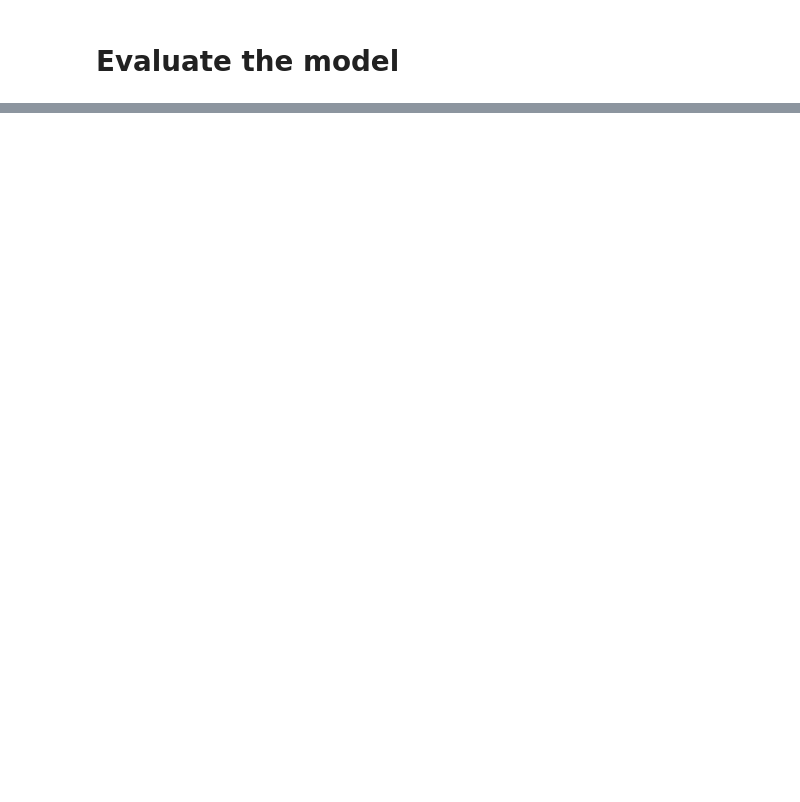
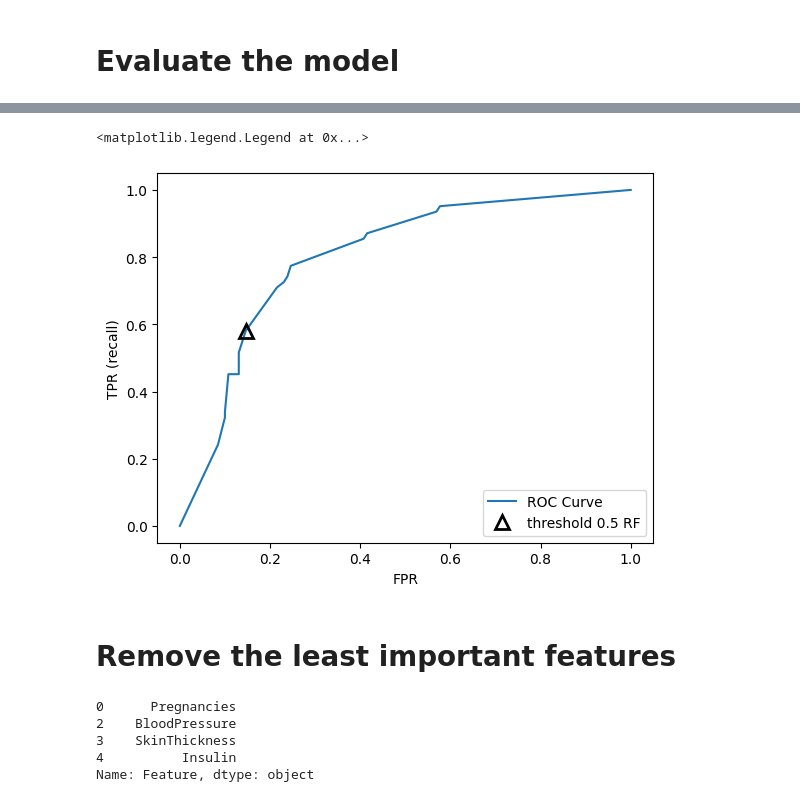
Before and after one commit to Timo4D/MachineLearning-SoSe2024, a Jupyter notebook: metrics.ipynb, the cells around one changed output, grey strips where cells are left out. Drawn from its saved outputs; the diff is of its cells as text; code cells hidden in the pictures; blank space fills up the shorter version.

```diff
--- a/metrics.ipynb
+++ b/metrics.ipynb
@@ -108,0 +150,27 @@ weighted avg       0.75      0.75      0.75       192
+# %%
+from sklearn.metrics import roc_curve
+
+fpr, tpr, thresholds = roc_curve(y_test, tree.predict_proba(X_test)[:, 1])
+
+plt.plot(fpr, tpr, label="ROC Curve")
+plt.xlabel("FPR")
+plt.ylabel("TPR (recall)")
+# find threshold closest to zero
+close_zero = np.argmin(np.abs(thresholds))
+close_default = np.argmin(np.abs(thresholds - 0.5))
+plt.plot(fpr[close_default], tpr[close_default], '^', markersize=10,
+         label="threshold 0.5 RF", fillstyle="none", c='k', mew=2)
+plt.legend(loc=4)
+# %% [output]
+<matplotlib.legend.Legend at 0x...>
+[figure, added]
+# %% [markdown]
+# Remove the least important features
+# %%
+print(importance_df.iloc[4:]['Feature'])
+# %% [output]
+0      Pregnancies
+2    BloodPressure
+3    SkinThickness
+4          Insulin
+Name: Feature, dtype: object
```
Also changed, not shown: parts of 15 cells of this notebook, 2 other files.
